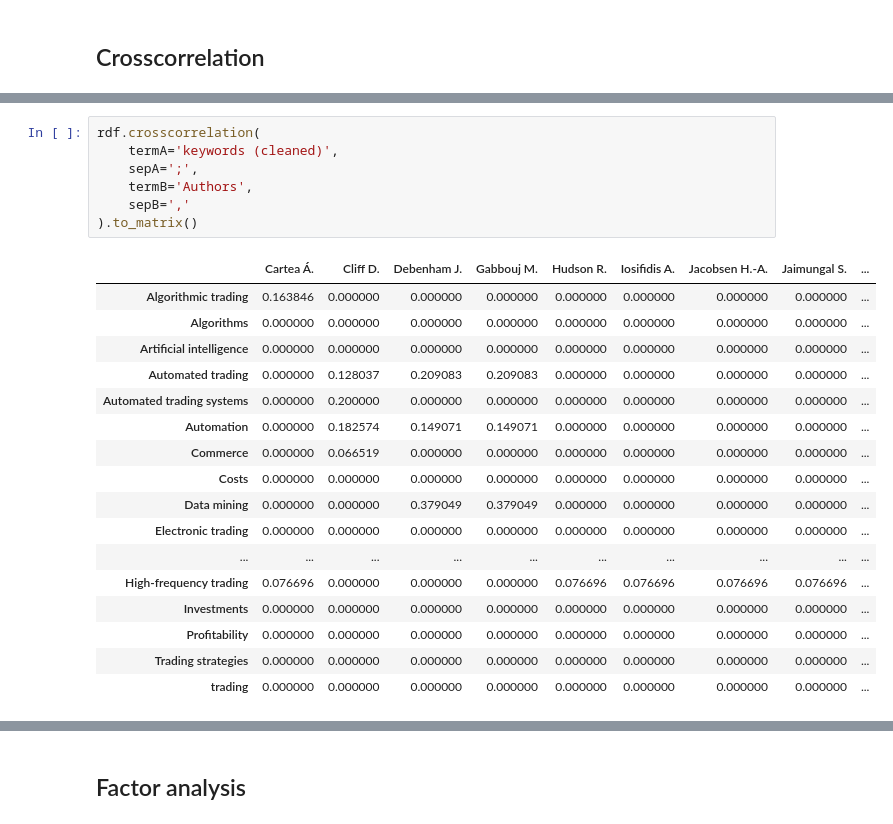
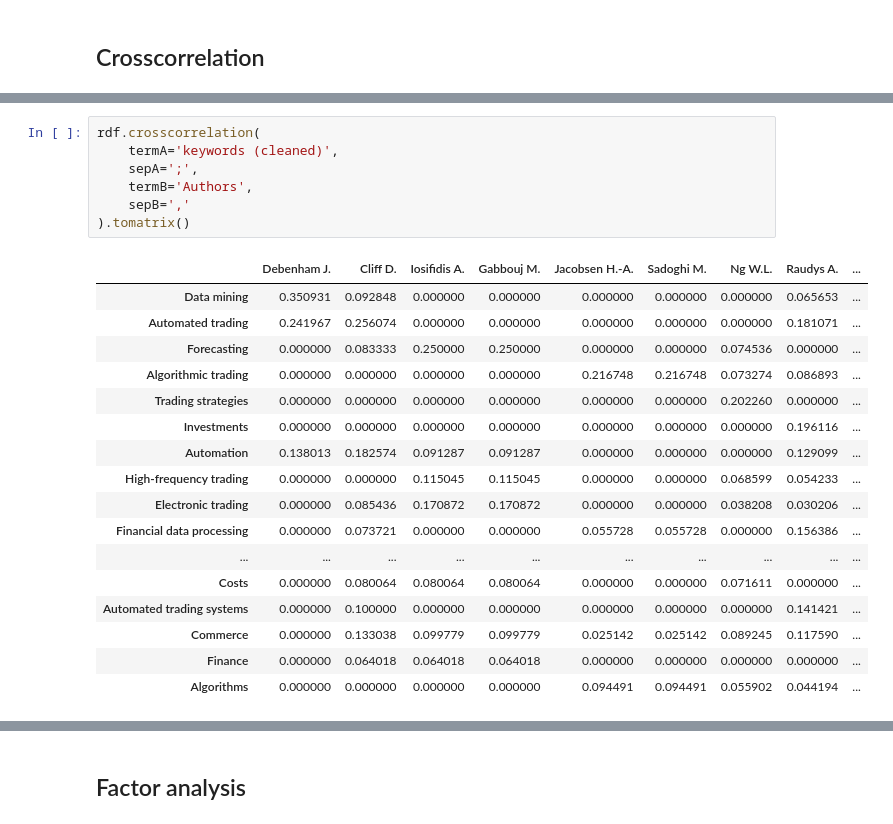
Before and after one commit to jdvelasq/techminer-old-deprecated, a Jupyter notebook: guide/tutorial/11-step-10-correlation.ipynb, the cells around one changed output, grey strips where cells are left out. Cells and saved outputs as stored; diff of their text form.

```diff
--- a/guide/tutorial/11-step-10-correlation.ipynb
+++ b/guide/tutorial/11-step-10-correlation.ipynb
@@ -77,28 +77,28 @@ rdf.crosscorrelation(
 # %%
 rdf.crosscorrelation(
     termA='keywords (cleaned)',
     sepA=';',
     termB='Authors',
     sepB=','
-).to_matrix()
+).tomatrix()
 # %% [output]
-|  | Cartea Á. | Cliff D. | Debenham J. | Gabbouj M. | Hudson R. | Iosifidis A. | Jacobsen H.-A. | Jaimungal S. | ... |
-| Algorithmic trading | 0.163846 | 0.000000 | 0.000000 | 0.000000 | 0.000000 | 0.000000 | 0.000000 | 0.000000 | ... |
-| Algorithms | 0.000000 | 0.000000 | 0.000000 | 0.000000 | 0.000000 | 0.000000 | 0.000000 | 0.000000 | ... |
-| Artificial intelligence | 0.000000 | 0.000000 | 0.000000 | 0.000000 | 0.000000 | 0.000000 | 0.000000 | 0.000000 | ... |
-| Automated trading | 0.000000 | 0.128037 | 0.209083 | 0.209083 | 0.000000 | 0.000000 | 0.000000 | 0.000000 | ... |
-| Automated trading systems | 0.000000 | 0.200000 | 0.000000 | 0.000000 | 0.000000 | 0.000000 | 0.000000 | 0.000000 | ... |
-| Automation | 0.000000 | 0.182574 | 0.149071 | 0.149071 | 0.000000 | 0.000000 | 0.000000 | 0.000000 | ... |
-| Commerce | 0.000000 | 0.066519 | 0.000000 | 0.000000 | 0.000000 | 0.000000 | 0.000000 | 0.000000 | ... |
-| Costs | 0.000000 | 0.000000 | 0.000000 | 0.000000 | 0.000000 | 0.000000 | 0.000000 | 0.000000 | ... |
-| Data mining | 0.000000 | 0.000000 | 0.379049 | 0.379049 | 0.000000 | 0.000000 | 0.000000 | 0.000000 | ... |
-| Electronic trading | 0.000000 | 0.000000 | 0.000000 | 0.000000 | 0.000000 | 0.000000 | 0.000000 | 0.000000 | ... |
+|  | Debenham J. | Cliff D. | Iosifidis A. | Gabbouj M. | Jacobsen H.-A. | Sadoghi M. | Ng W.L. | Raudys A. | ... |
+| Data mining | 0.350931 | 0.092848 | 0.000000 | 0.000000 | 0.000000 | 0.000000 | 0.000000 | 0.065653 | ... |
+| Automated trading | 0.241967 | 0.256074 | 0.000000 | 0.000000 | 0.000000 | 0.000000 | 0.000000 | 0.181071 | ... |
+| Forecasting | 0.000000 | 0.083333 | 0.250000 | 0.250000 | 0.000000 | 0.000000 | 0.074536 | 0.000000 | ... |
+| Algorithmic trading | 0.000000 | 0.000000 | 0.000000 | 0.000000 | 0.216748 | 0.216748 | 0.073274 | 0.086893 | ... |
+| Trading strategies | 0.000000 | 0.000000 | 0.000000 | 0.000000 | 0.000000 | 0.000000 | 0.202260 | 0.000000 | ... |
+| Investments | 0.000000 | 0.000000 | 0.000000 | 0.000000 | 0.000000 | 0.000000 | 0.000000 | 0.196116 | ... |
+| Automation | 0.138013 | 0.182574 | 0.091287 | 0.091287 | 0.000000 | 0.000000 | 0.000000 | 0.129099 | ... |
+| High-frequency trading | 0.000000 | 0.000000 | 0.115045 | 0.115045 | 0.000000 | 0.000000 | 0.068599 | 0.054233 | ... |
+| Electronic trading | 0.000000 | 0.085436 | 0.170872 | 0.170872 | 0.000000 | 0.000000 | 0.038208 | 0.030206 | ... |
+| Financial data processing | 0.000000 | 0.073721 | 0.000000 | 0.000000 | 0.055728 | 0.055728 | 0.000000 | 0.156386 | ... |
 | ... | ... | ... | ... | ... | ... | ... | ... | ... | ... |
-| High-frequency trading | 0.076696 | 0.000000 | 0.000000 | 0.000000 | 0.076696 | 0.076696 | 0.076696 | 0.076696 | ... |
-| Investments | 0.000000 | 0.000000 | 0.000000 | 0.000000 | 0.000000 | 0.000000 | 0.000000 | 0.000000 | ... |
-| Profitability | 0.000000 | 0.000000 | 0.000000 | 0.000000 | 0.000000 | 0.000000 | 0.000000 | 0.000000 | ... |
-| Trading strategies | 0.000000 | 0.000000 | 0.000000 | 0.000000 | 0.000000 | 0.000000 | 0.000000 | 0.000000 | ... |
-| trading | 0.000000 | 0.000000 | 0.000000 | 0.000000 | 0.000000 | 0.000000 | 0.000000 | 0.000000 | ... |
+| Costs | 0.000000 | 0.080064 | 0.080064 | 0.080064 | 0.000000 | 0.000000 | 0.071611 | 0.000000 | ... |
+| Automated trading systems | 0.000000 | 0.100000 | 0.000000 | 0.000000 | 0.000000 | 0.000000 | 0.000000 | 0.141421 | ... |
+| Commerce | 0.000000 | 0.133038 | 0.099779 | 0.099779 | 0.025142 | 0.025142 | 0.089245 | 0.117590 | ... |
+| Finance | 0.000000 | 0.064018 | 0.064018 | 0.064018 | 0.000000 | 0.000000 | 0.000000 | 0.000000 | ... |
+| Algorithms | 0.000000 | 0.000000 | 0.000000 | 0.000000 | 0.094491 | 0.094491 | 0.055902 | 0.044194 | ... |
 # %%
 rdf.crosscorrelation(
     termA='keywords (cleaned)',
```
Also changed, not shown: parts of 9 cells of this notebook, 7 other files.
